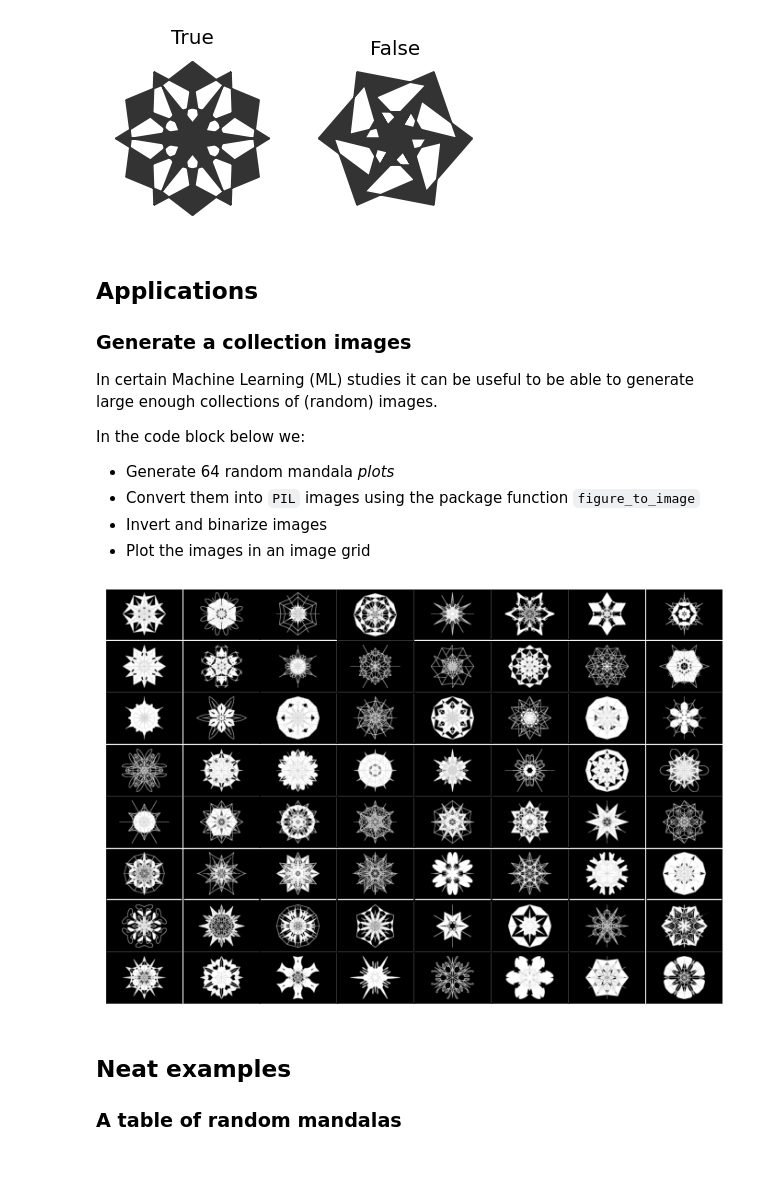
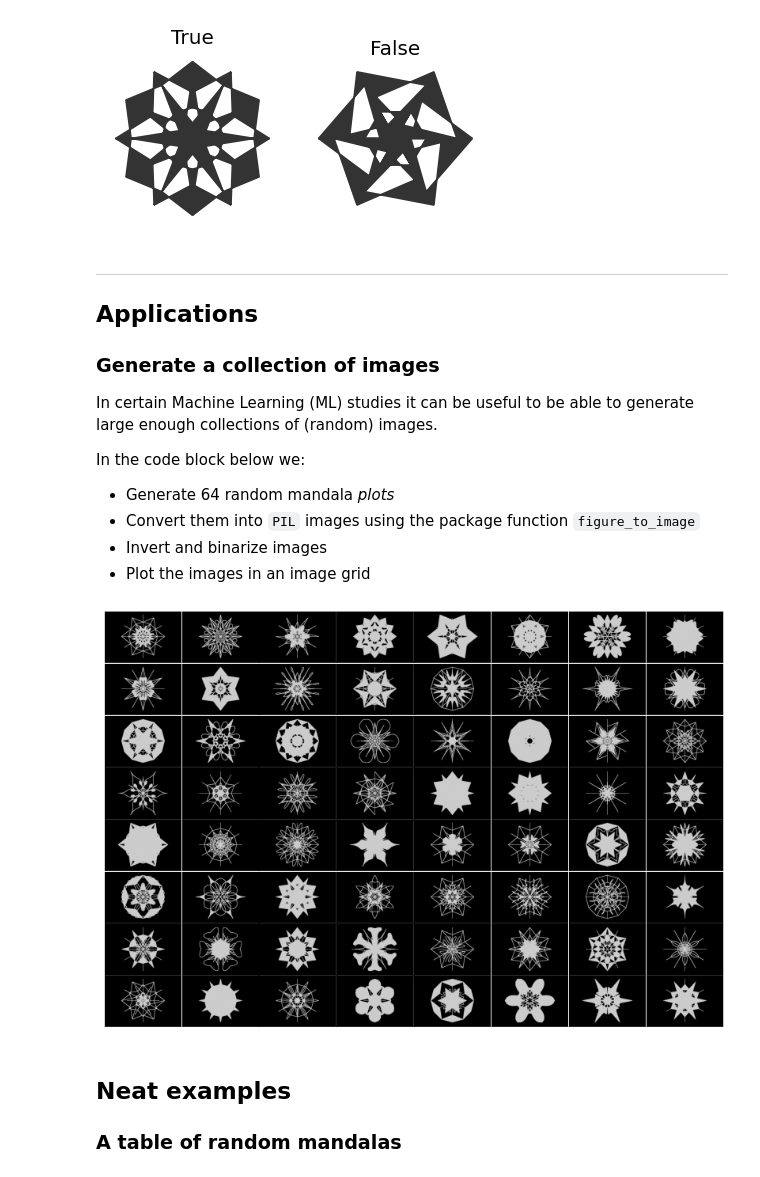
Before and after one commit to antononcube/Python-packages, a Jupyter notebook: RandomMandala/docs/RandomMandala-usage-examples.ipynb, the cells around one changed output. Saved outputs shown, nothing was run; the diff lists cells and outputs as text; code cells hidden in the pictures.

```diff
--- a/RandomMandala/docs/RandomMandala-usage-examples.ipynb
+++ b/RandomMandala/docs/RandomMandala-usage-examples.ipynb
@@ -86,10 +99,7 @@ fig = random_mandala()
 Here we generate a figure with 12 (3x4) random mandalas:
 # %%
 random.seed(33)
-fig2 = random_mandala(n_rows=3, n_columns=4,
-                      rotational_symmetry_order = 'random',
-                      connecting_function = 'random',
-                      figsize=(6,6))
+fig2 = random_mandala(n_rows=3, n_columns=4, figsize=(6,6))
 fig2.tight_layout()
 plt.show()
 # %% [output]
@@ -180,9 +192,11 @@ plt.close(fig)
 # %% [output]
 [figure]
 # %% [markdown]
+------
+
 ## Applications
 
-### Generate a collection images
+### Generate a collection of images
 
 In certain Machine Learning (ML) studies it can be useful to be able to generate large enough collections of (random) images.
 
@@ -196,6 +210,7 @@ In the code block below we:
 mandala_images = []
 
 # Generation loop
+random.seed(765)
 for i in range(64):
 
     # Generate one random mandala figure
@@ -203,38 +218,38 @@ for i in range(64):
                           n_columns=None,
                           radius=[8, 6, 3],
                           rotational_symmetry_order=6,
                           symmetric_seed=True,
-                          number_of_elements="automatic",
-                          connecting_function="random",
-                          face_color="0.")
+                          number_of_elements=4,
+                          connecting_function='random',
+                          face_color='0.2')
     fig2.tight_layout()
 
     # Convert the figure into an image and add it to the list
     mandala_images = mandala_images + [figure_to_image(fig2)]
 
     # Close figure to save memoru
     plt.close(fig2)
 
 # Invert image colors
 mandala_images2 = [ImageOps.invert(img) for img in mandala_images]
 
 # Binarize images
 mandala_images3 = [im.convert('1') for im in mandala_images2]
 
 # Make a grid of images and display it
-fig3 = plt.figure(figsize=(12., 12.))
+fig3 = plt.figure(figsize=(14., 14.))
 grid = ImageGrid(fig3, 111,
                  nrows_ncols=(8, 8),
                  axes_pad=0.02,
                  )
 
 for ax, img in zip(grid, mandala_images3):
     ax.imshow(img)
     ax.set(xticks=[], yticks=[])
 
 plt.show()
 # %% [output]
-[figure, old version]
+[figure, new version]
 # %% [markdown]
 ## Neat examples
 
```
Also changed, not shown: parts of 6 cells of this notebook, 5 other files.
